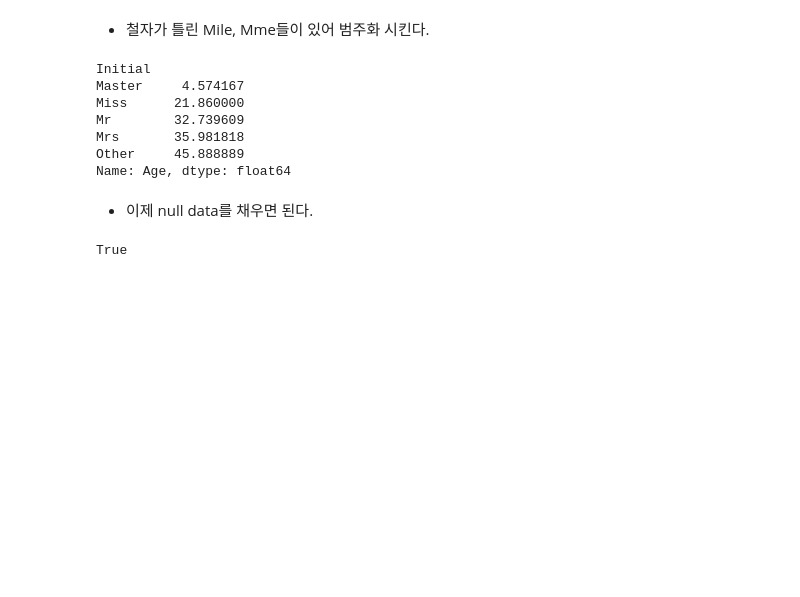
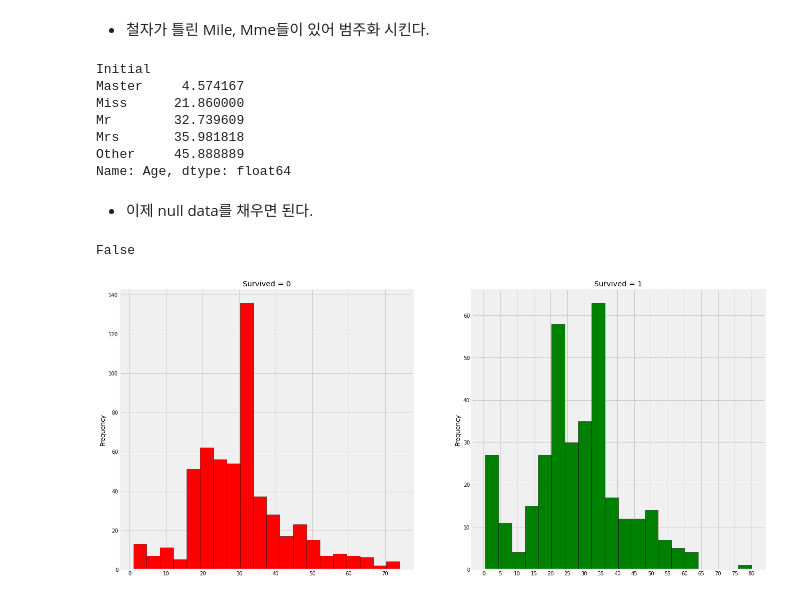
Before and after one commit to Yumpop/Kaggle_practice, a Jupyter notebook: titanic-second-project-1.ipynb, the cells around one changed output. Cells and saved outputs as stored; diff of their text form; code cells hidden in the pictures; blank space fills up the shorter version.

```diff
--- a/titanic-second-project-1.ipynb
+++ b/titanic-second-project-1.ipynb
@@ -160,12 +160,22 @@ Name: Age, dtype: float64
 # %% [markdown]
 - 이제 null data를 채우면 된다.
 # %%
-data.loc[(data.Age.isnull()&data.Initial == 'Mr'), 'Age']=33
-data.loc[(data.Age.isnull() &data.Initial == 'Mrs'), 'Age'] = 36
+data.loc[(data.Age.isnull())&(data.Initial=='Mr'),'Age']=33
+data.loc[(data.Age.isnull())&(data.Initial=='Mrs'),'Age']=36
 data.loc[(data.Age.isnull())&(data.Initial=='Master'),'Age']=5
 data.loc[(data.Age.isnull())&(data.Initial=='Miss'),'Age']=22
 data.loc[(data.Age.isnull())&(data.Initial=='Other'),'Age']=46
 # %%
-data.Age.isnull().any() # d이게 왜 True가 나오지
+data.Age.isnull().any() #
 # %% [output]
-True
+False
+# %%
+f,ax = plt.subplots(1,2,figsize = (20,10))
+data[data['Survived'] == 0].Age.plot.hist(ax=ax[0], bins = 20, edgecolor = 'black', color = 'red')  # bin : 막대의 개수 조절
+ax[0].set_title('Survived = 0')
+data[data['Survived']==1].Age.plot.hist(ax=ax[1], bins=20, color='green',edgecolor='black')
+ax[1].set_title('Survived = 1')
+ax[1].set_xticks(range(0,85,5))
+plt.show()
+# %% [output]
+[figure, added]
```
Also changed, not shown: parts of 28 cells of this notebook.
